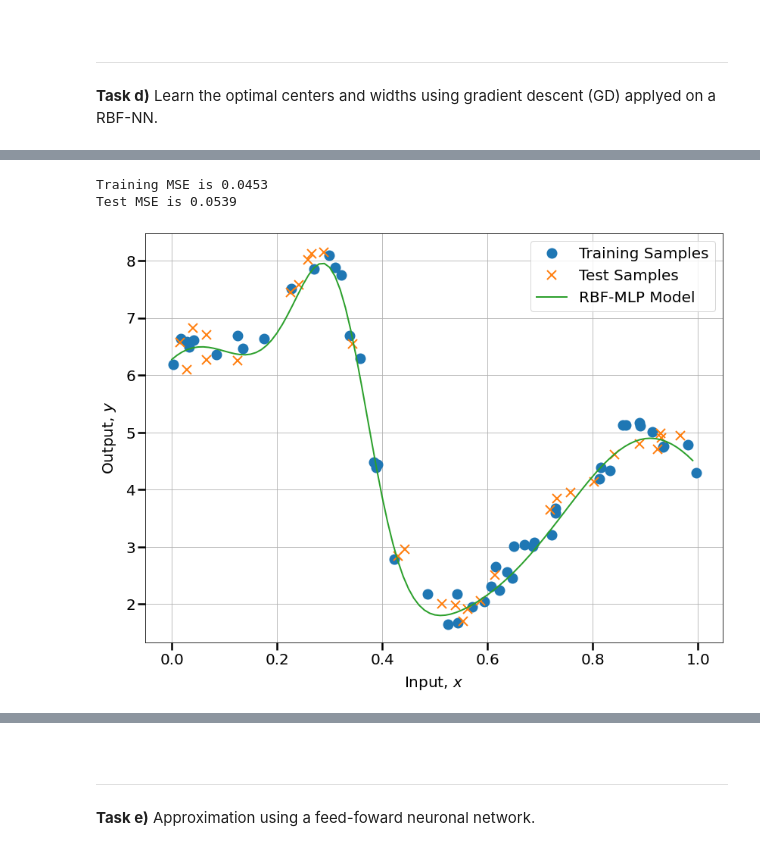
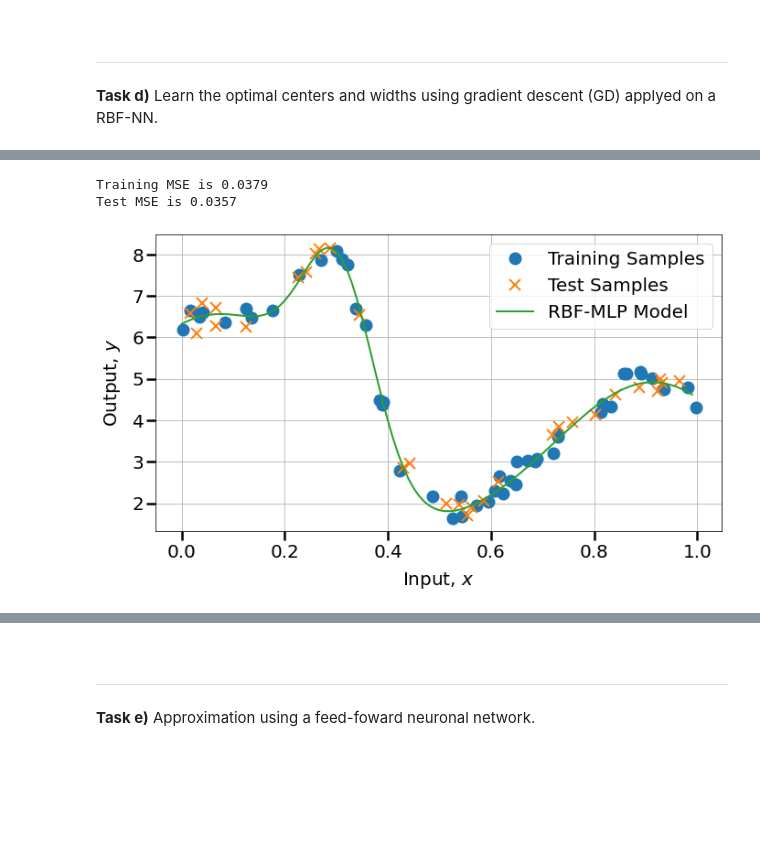
Before and after one commit to FelixSto/NSP_Assignments, a Jupyter notebook: notebooks/assignments/1-1-system-identification.ipynb, the cells around one changed output, grey strips where cells are left out. Cells and saved outputs as stored; diff of their text form; code cells hidden in the pictures; blank space fills up the shorter version.

```diff
--- a/notebooks/assignments/1-1-system-identification.ipynb
+++ b/notebooks/assignments/1-1-system-identification.ipynb
@@ -324,8 +384,8 @@ Optimal RBF order for test set:  [20] with MSE:  [[0.04439076]]
 # %%
 from src.models.rbf_mlp import RbfMLP
 
-rbf_mlp_model = RbfMLP(hidden_size = 20)
-loss_list = rbf_mlp_model.fit(x_train, y_train)
+rbf_mlp_model = RbfMLP(hidden_size = 30)
+loss_list = rbf_mlp_model.fit(x_train, y_train, learning_rate=4e-2)
 
 plt.figure()
 plt.plot(list(range(1, 1 + len(loss_list))), loss_list)
@@ -345,23 +405,23 @@ Epoch 299 training loss is 0.05
 # %%
 x_eval = np.arange(0,1,0.01)
 
 approx_output = rbf_mlp_model.predict(x_eval)
 y_pred = rbf_mlp_model.predict(x_test)
 
 print(f'Training MSE is {loss_list[-1]:.4f}')
 print(f'Test MSE is {np.mean((y_test-np.transpose(y_pred))**2):.4f}')
 
-plt.figure()
+plt.figure(figsize=(10,6))
 plt.plot(x_train, y_train, 'o', label='Training Samples')
 plt.plot(x_test, y_test, 'x', label='Test Samples')
 plt.plot(x_eval, approx_output, label='RBF-MLP Model')
 #plt.plot(x_eval, y_eval, label = 'Static RBF Model')
 plt.xlabel('Input, $x$')
 plt.ylabel('Output, $y$')
 plt.legend()
 plt.grid()
 plt.tight_layout()
 # %% [output]
-Training MSE is 0.0453
-Test MSE is 0.0539
+Training MSE is 0.0379
+Test MSE is 0.0357
-[figure, old version]
+[figure, new version]
```
Also changed, not shown: parts of 19 cells of this notebook.
